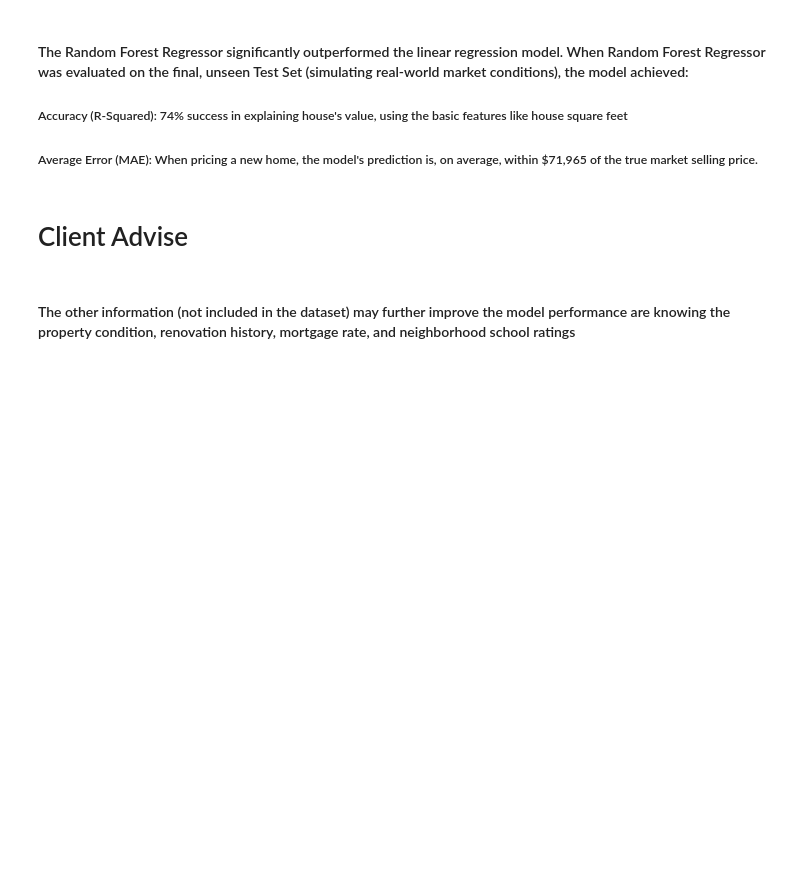
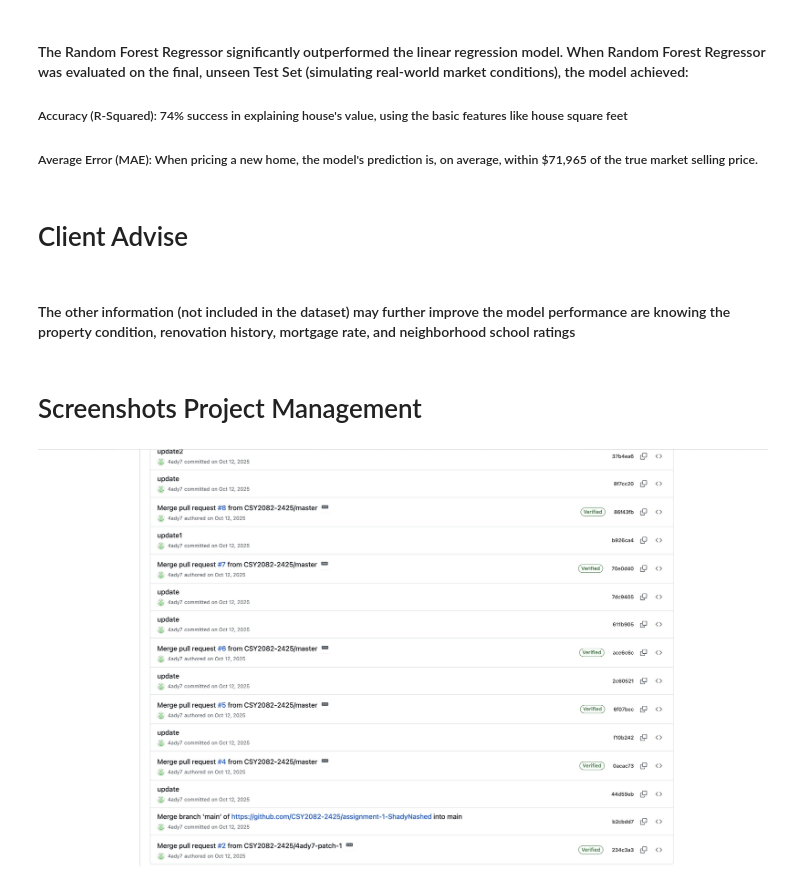
Before and after one commit to CSY2082-2425/House-Price-Prediction-Market-Segmentation, a Jupyter notebook: As1mainAssignment.ipynb, the cells around one changed output. Saved outputs shown, nothing was run; the diff lists cells and outputs as text; code cells hidden in the pictures; blank space fills up the shorter version.

Commit message:
Screenshots Project Management

```diff
--- a/As1mainAssignment.ipynb
+++ b/As1mainAssignment.ipynb
@@ -806,3 +806,11 @@ Now I have evaluated the best number of teams through two methods, the elbow met
 # Client Advise
 # %% [markdown]
 #### The other information (not included in the dataset) may further improve the model performance are knowing the property condition, renovation history, mortgage rate, and neighborhood school ratings
+# %% [markdown]
+# Screenshots Project Management
+# %%
+from IPython.display import Image, display
+img_path = Path()/"Commits"/"1stCommit.jpeg"
+display(Image(filename=img_path))
+# %% [output]
+[figure, added]
```
Also changed, not shown: parts of 1 cell of this notebook, 2 other files.
